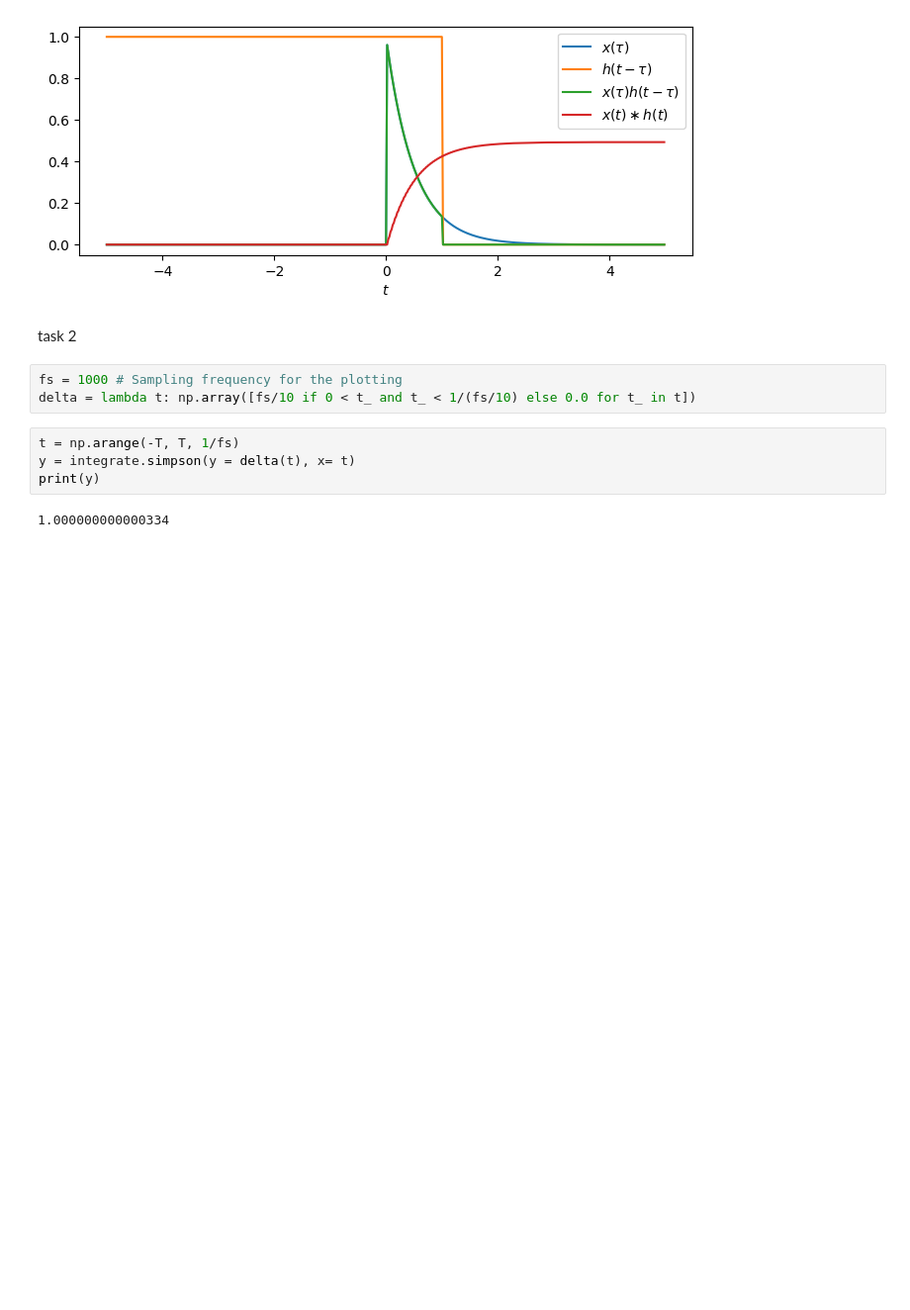
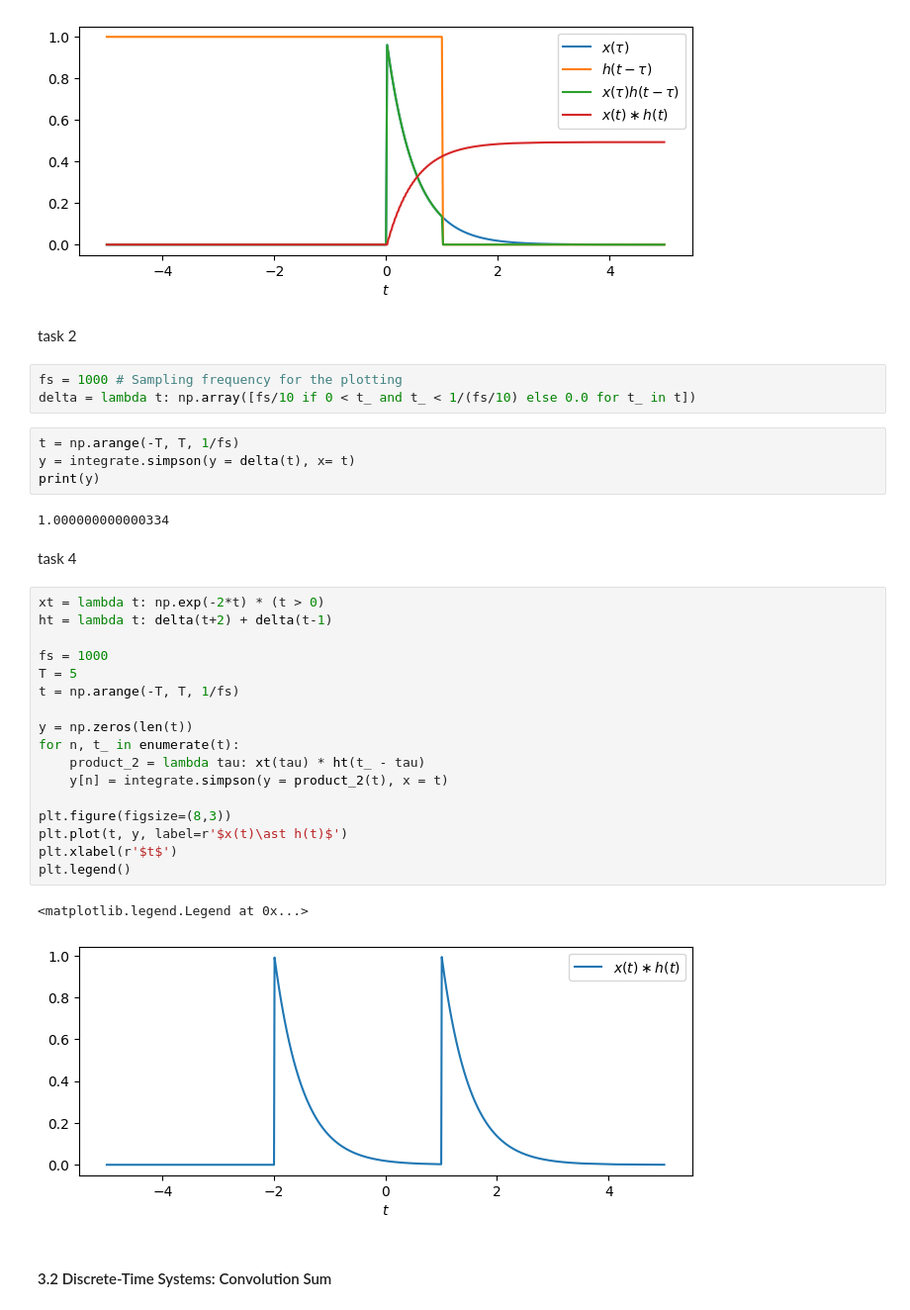
Before and after one commit to KaveeshwaraBandara/EN1094_Laboratory_Practice, a Jupyter notebook: Signal/workshop3.ipynb, the cells around one changed output. Shown at 99% size. Cells and saved outputs as stored; diff of their text form; blank space fills up the shorter version.

```diff
--- a/Signal/workshop3.ipynb
+++ b/Signal/workshop3.ipynb
@@ -52,3 +53,27 @@ y = integrate.simpson(y = delta(t), x= t)
 print(y)
 # %% [output]
 1.000000000000334
+# %% [markdown]
+task 4
+# %%
+xt = lambda t: np.exp(-2*t) * (t > 0)
+ht = lambda t: delta(t+2) + delta(t-1)
+
+fs = 1000
+T = 5
+t = np.arange(-T, T, 1/fs)
+
+y = np.zeros(len(t))
+for n, t_ in enumerate(t):
+    product_2 = lambda tau: xt(tau) * ht(t_ - tau)
+    y[n] = integrate.simpson(y = product_2(t), x = t)
+
+plt.figure(figsize=(8,3))
+plt.plot(t, y, label=r'$x(t)\ast h(t)$')
+plt.xlabel(r'$t$')
+plt.legend()
+# %% [output]
+<matplotlib.legend.Legend at 0x...>
+[figure, added]
+# %% [markdown]
+#### 3.2 Discrete-Time Systems: Convolution Sum
```
Also changed, not shown: parts of 10 cells of this notebook.
